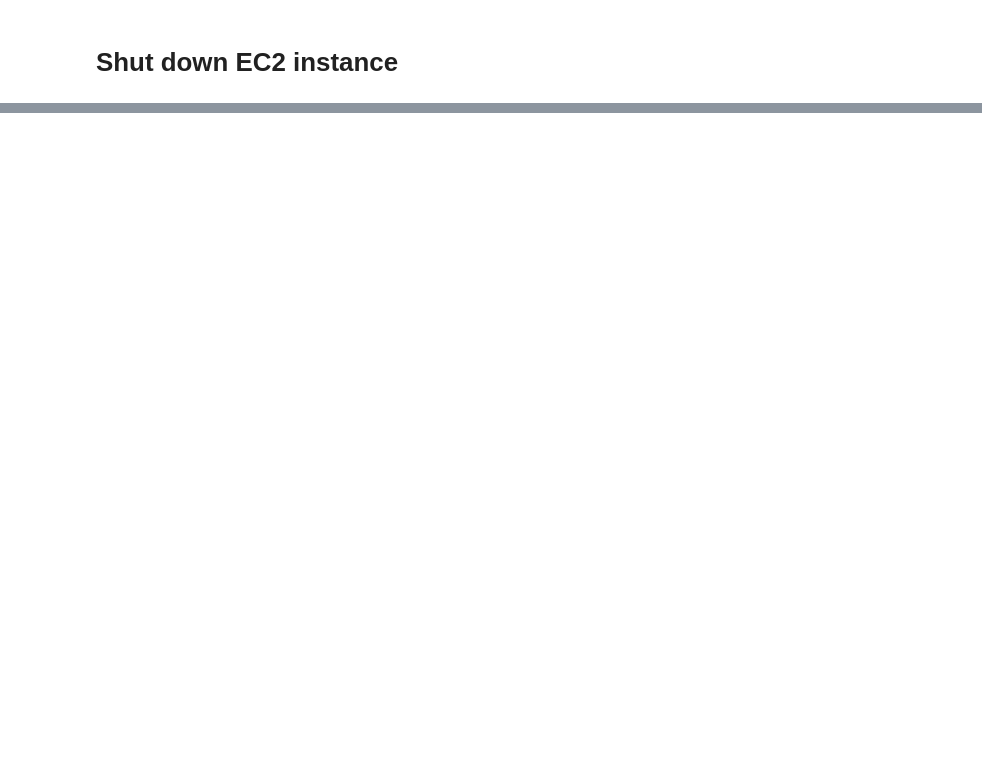
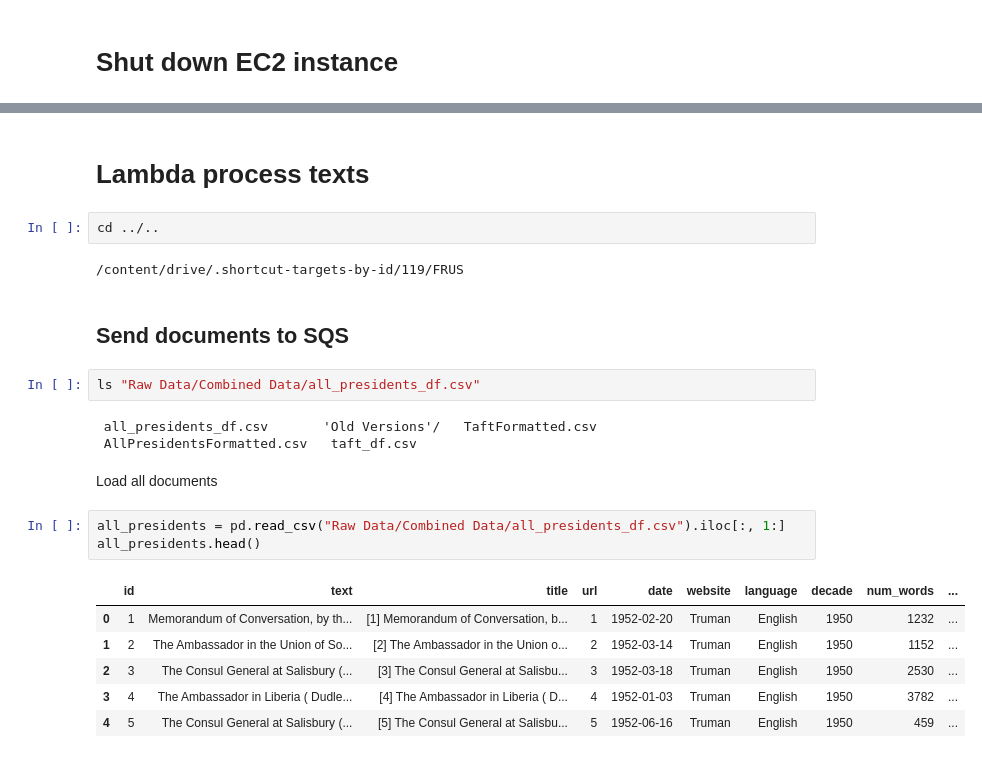
Before and after one commit to DesiPilla/frus-event-exctraction, a Jupyter notebook: MongoDB_Setup.ipynb, the cells around one changed output, grey strips where cells are left out. Cells and saved outputs as stored; diff of their text form; blank space fills up the shorter version.

```diff
--- a/MongoDB_Setup.ipynb
+++ b/MongoDB_Setup.ipynb
@@ -185,0 +546,25 @@ print('The EC2 instance has been stopped.')
+# %% [markdown]
+# Lambda process texts
+# %%
+cd ../..
+# %% [output]
+/content/drive/.shortcut-targets-by-id/119/FRUS
+# %% [markdown]
+## Send documents to SQS
+# %%
+ls "Raw Data/Combined Data/all_presidents_df.csv"
+# %% [output]
+ all_presidents_df.csv       'Old Versions'/   TaftFormatted.csv
+ AllPresidentsFormatted.csv   taft_df.csv
+# %% [markdown]
+Load all documents
+# %%
+all_presidents = pd.read_csv("Raw Data/Combined Data/all_presidents_df.csv").iloc[:, 1:]
+all_presidents.head()
+# %% [output]
+|  | id | text | title | url | date | website | language | decade | num_words | ... |
+| 0 | 1 | Memorandum of Conversation, by th... | [1] Memorandum of Conversation, b... | 1 | 1952-02-20 | Truman | English | 1950 | 1232 | ... |
+| 1 | 2 | The Ambassador in the Union of So... | [2] The Ambassador in the Union o... | 2 | 1952-03-14 | Truman | English | 1950 | 1152 | ... |
+| 2 | 3 | The Consul General at Salisbury (... | [3] The Consul General at Salisbu... | 3 | 1952-03-18 | Truman | English | 1950 | 2530 | ... |
+| 3 | 4 | The Ambassador in Liberia ( Dudle... | [4] The Ambassador in Liberia ( D... | 4 | 1952-01-03 | Truman | English | 1950 | 3782 | ... |
+| 4 | 5 | The Consul General at Salisbury (... | [5] The Consul General at Salisbu... | 5 | 1952-06-16 | Truman | English | 1950 | 459 | ... |
```
Also changed, not shown: parts of 71 cells of this notebook.
